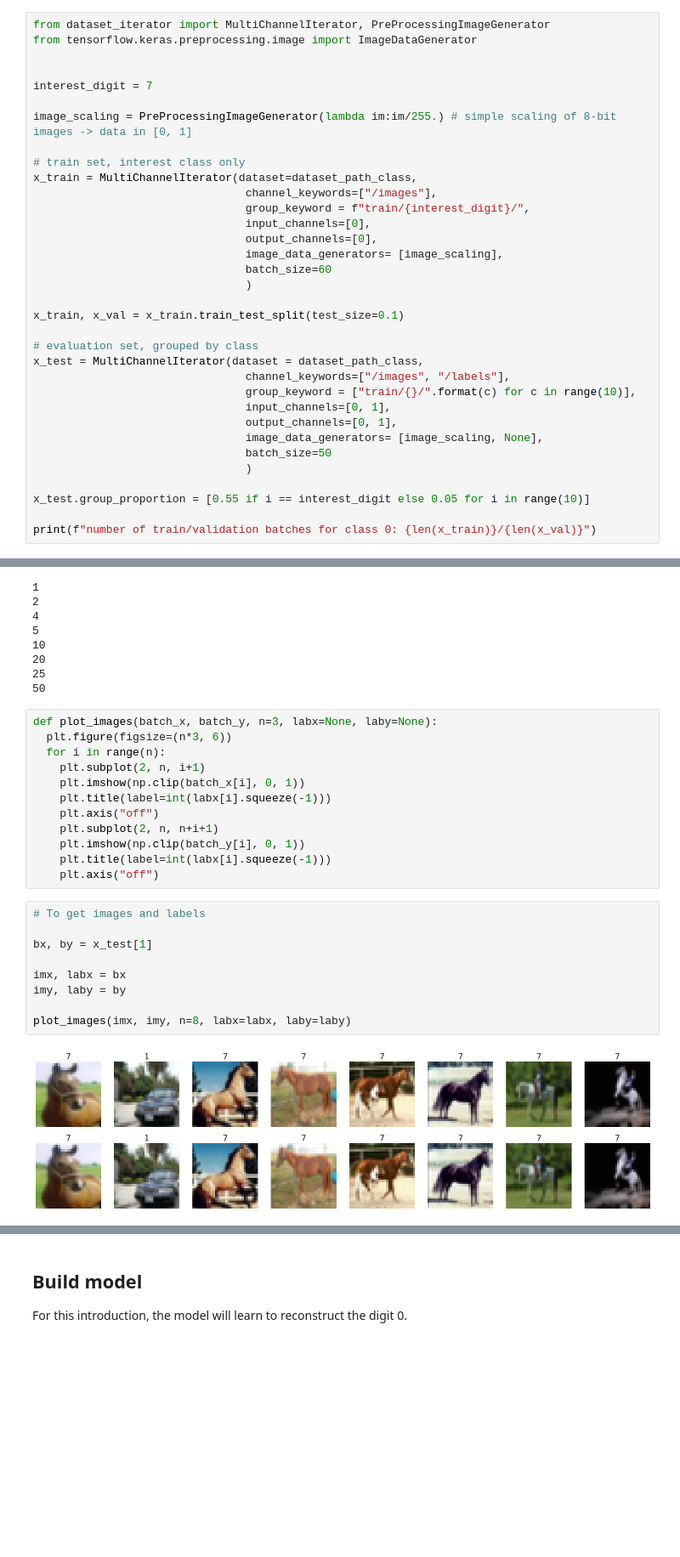
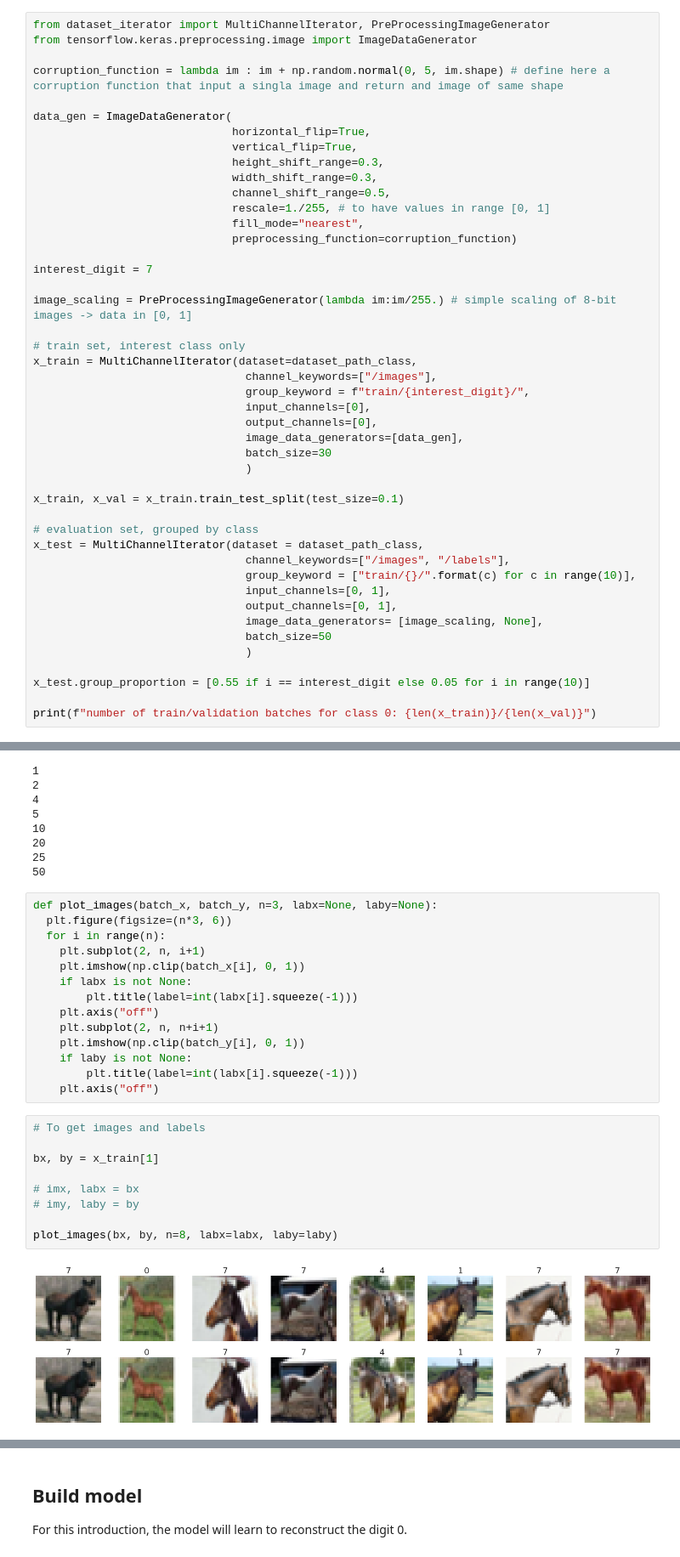
Before and after one commit to hugovaysset/MNIST_UAD, a Jupyter notebook: CIFAR_one_vs_all/introduction.ipynb, the cells around one changed output, grey strips where cells are left out. Shown at 85% size. Cells and saved outputs as stored; diff of their text form; blank space fills up the shorter version.

Commit message:
Added data augmentation on CIFAR

```diff
--- a/CIFAR_one_vs_all/introduction.ipynb
+++ b/CIFAR_one_vs_all/introduction.ipynb
@@ -93,6 +73,17 @@ Downloading data from https://www.cs.toronto.edu/~kriz/cifar-10-python.tar.gz
 from dataset_iterator import MultiChannelIterator, PreProcessingImageGenerator
 from tensorflow.keras.preprocessing.image import ImageDataGenerator
 
+corruption_function = lambda im : im + np.random.normal(0, 5, im.shape) # define here a corruption function that input a singla image and return and image of same shape
+
+data_gen = ImageDataGenerator(
+                              horizontal_flip=True,
+                              vertical_flip=True,
+                              height_shift_range=0.3,
+                              width_shift_range=0.3,
+                              channel_shift_range=0.5,
+                              rescale=1./255, # to have values in range [0, 1]
+                              fill_mode="nearest",
+                              preprocessing_function=corruption_function)
 
 interest_digit = 7
 
@@ -104,8 +95,8 @@ x_train = MultiChannelIterator(dataset=dataset_path_class,
                                 group_keyword = f"train/{interest_digit}/",
                                 input_channels=[0],
                                 output_channels=[0],
-                                image_data_generators= [image_scaling],
-                                batch_size=60
+                                image_data_generators=[data_gen],
+                                batch_size=30
                                 )
 
 x_train, x_val = x_train.train_test_split(test_size=0.1)
@@ -146,20 +137,22 @@ def plot_images(batch_x, batch_y, n=3, labx=None, laby=None):
   for i in range(n):
     plt.subplot(2, n, i+1)
     plt.imshow(np.clip(batch_x[i], 0, 1))
-    plt.title(label=int(labx[i].squeeze(-1)))
+    if labx is not None:
+        plt.title(label=int(labx[i].squeeze(-1)))
     plt.axis("off")
     plt.subplot(2, n, n+i+1)
     plt.imshow(np.clip(batch_y[i], 0, 1))
-    plt.title(label=int(labx[i].squeeze(-1)))
+    if laby is not None:
+        plt.title(label=int(labx[i].squeeze(-1)))
     plt.axis("off")
 # %%
 # To get images and labels
 
-bx, by = x_test[1]
+bx, by = x_train[1]
 
-imx, labx = bx
-imy, laby = by
+# imx, labx = bx
+# imy, laby = by
 
-plot_images(imx, imy, n=8, labx=labx, laby=laby)
+plot_images(bx, by, n=8, labx=labx, laby=laby)
 # %% [output]
-[figure, old version]
+[figure, new version]
```
Also changed, not shown: parts of 11 cells of this notebook, 3 other files.
